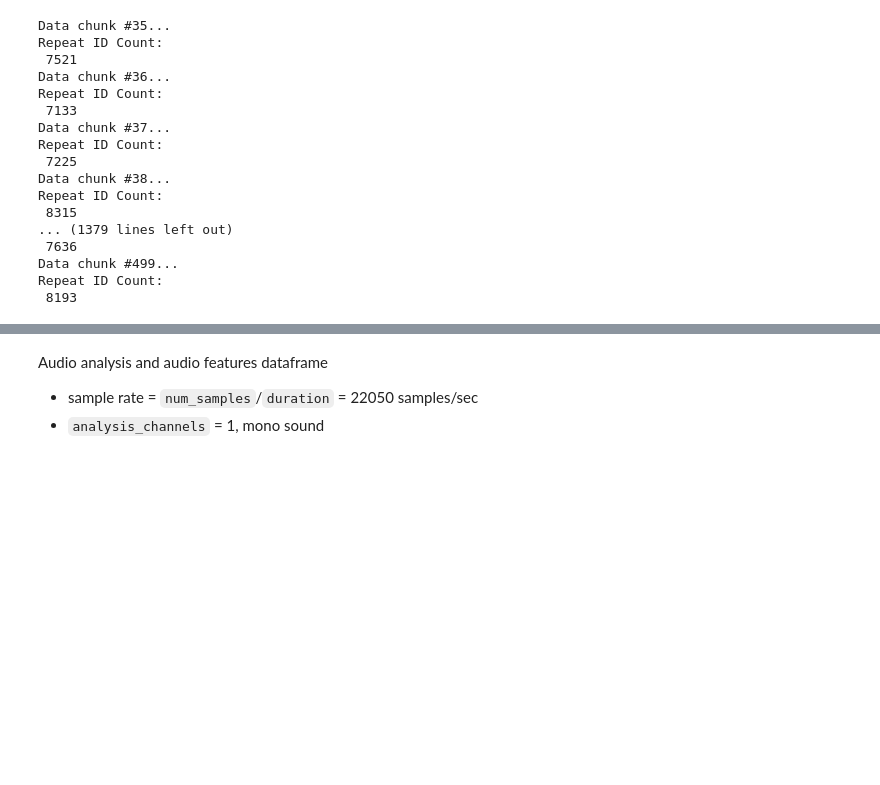
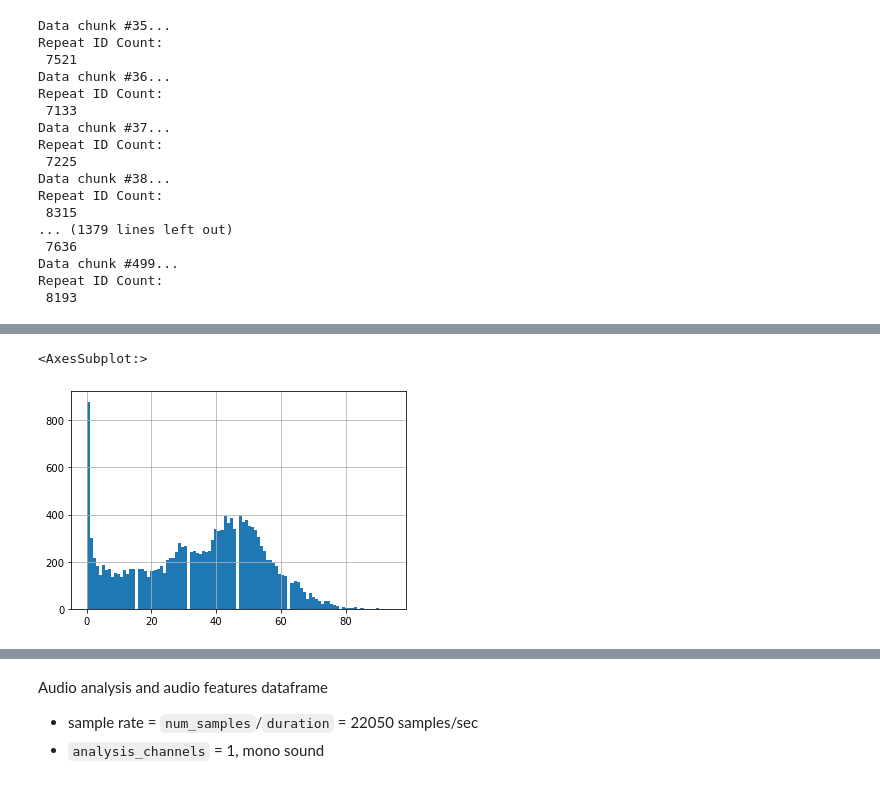
Before and after one commit to NicholasIndorf/HipHopPopularity, a Jupyter notebook: spotify_data_get.ipynb, the cells around one changed output, grey strips where cells are left out. Saved outputs shown, nothing was run; the diff lists cells and outputs as text; code cells hidden in the pictures; blank space fills up the shorter version.

```diff
--- a/spotify_data_get.ipynb
+++ b/spotify_data_get.ipynb
@@ -143,0 +269,4 @@ Remove dupes
+# %%
+# Drop duplicate preview mp3s
+mp3s = track_df.drop_duplicates(subset=['preview_url'])
+mp3s = mp3s.dropna(subset=['preview_url'])
@@ -144,2 +293,5 @@ Remove dupes
 # %%
-track_df['popularity'].hist()
+mp3s['popularity'].hist(bins=100)
+# %% [output]
+<AxesSubplot:>
+[figure, added]
```
Also changed, not shown: parts of 23 cells of this notebook.
